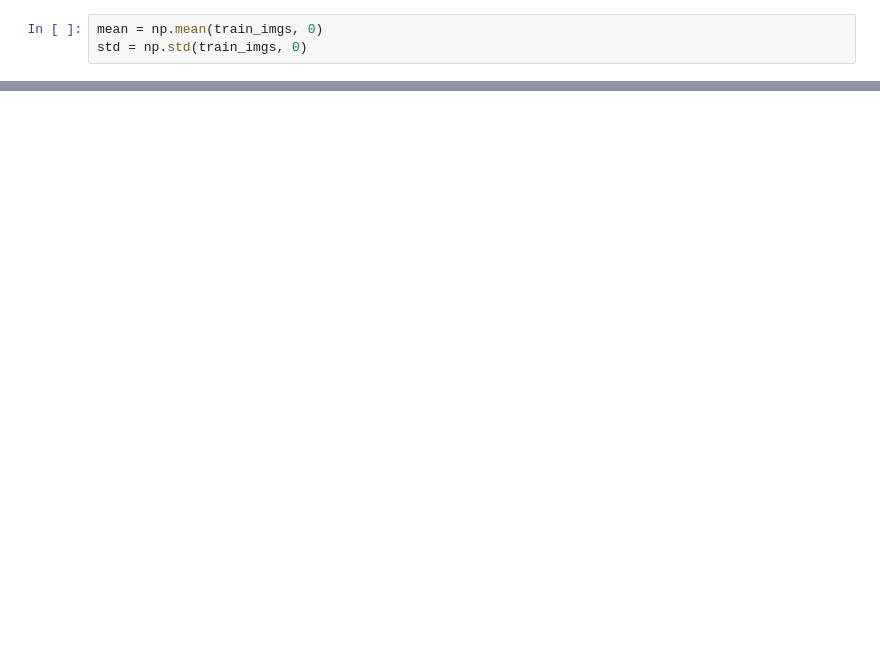
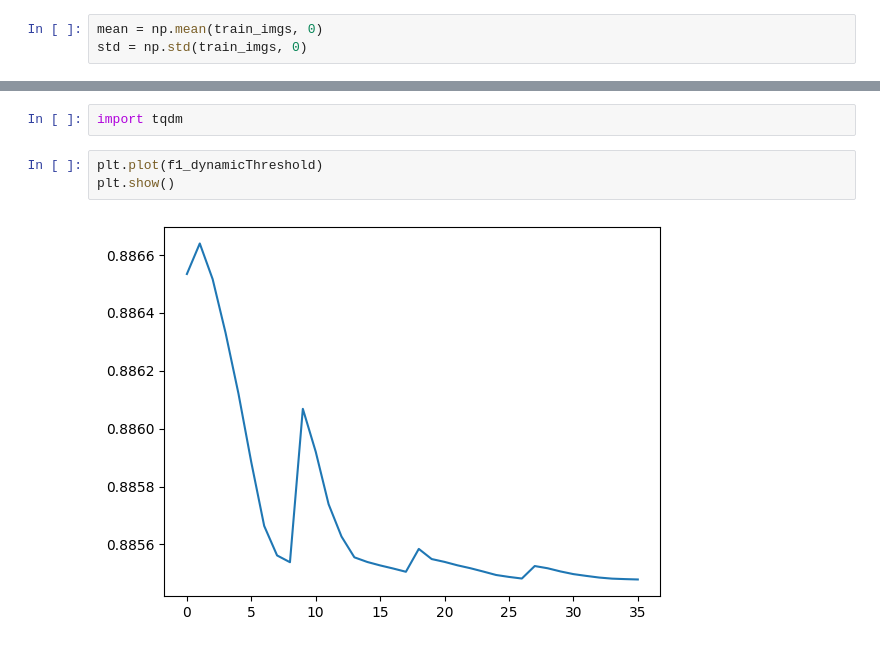
Before and after one commit to albertceballos0/UAB-VC-voice-identification, a Jupyter notebook: LAB1/lab1.ipynb, the cells around one changed output, grey strips where cells are left out. Saved outputs shown, nothing was run; the diff lists cells and outputs as text; blank space fills up the shorter version.

```diff
--- a/LAB1/lab1.ipynb
+++ b/LAB1/lab1.ipynb
@@ -39,0 +129,7 @@ plt.show()
+# %%
+import tqdm
+# %%
+plt.plot(f1_dynamicThreshold)
+plt.show()
+# %% [output]
+[figure, added]
```
Also changed, not shown: parts of 17 cells of this notebook.
